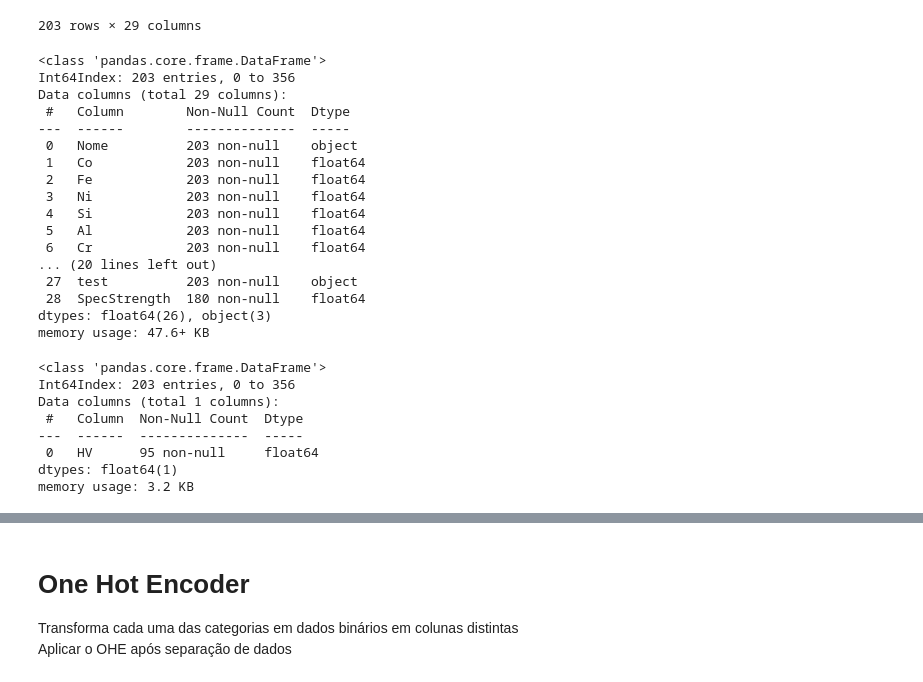
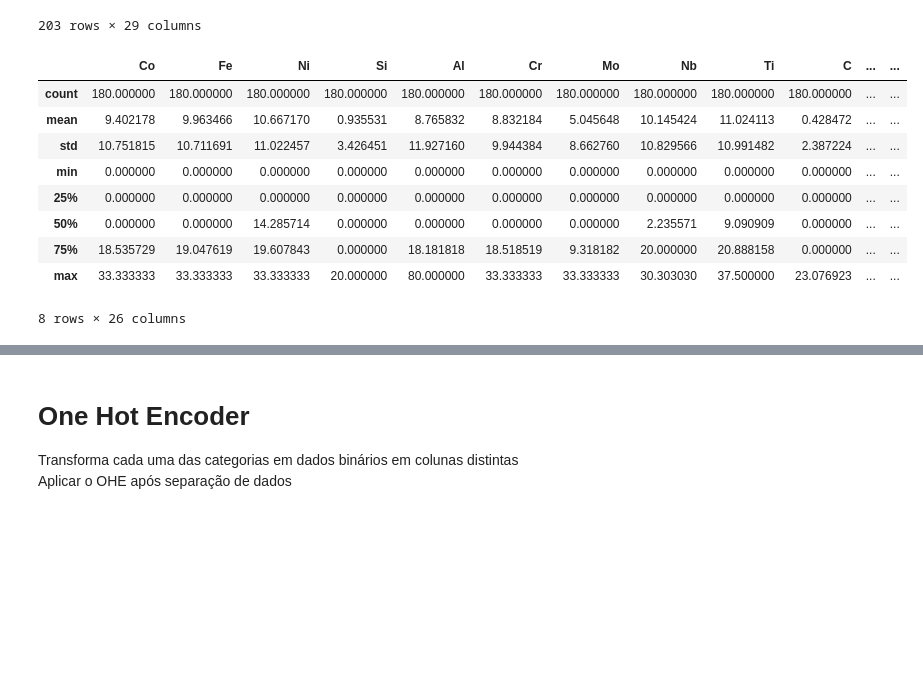
Before and after one commit to GabrielAsato/ML-HEA, a Jupyter notebook: eda_LR_Gorsse_2018.ipynb, the cells around one changed output, grey strips where cells are left out. Drawn from its saved outputs; the diff is of its cells as text; code cells hidden in the pictures; blank space fills up the shorter version.

```diff
--- a/eda_LR_Gorsse_2018.ipynb
+++ b/eda_LR_Gorsse_2018.ipynb
@@ -263,36 +230,18 @@ df_final
 | 339 | NbTiV2Zr | 0.000000 | 0.000000 | 0.000000 | 0.000000 | 0.0 | 0.0 | 0.00 | 20.000000 | 20.000000 | ... | ... |
 | 356 | CoCrCuFeMnNiTiV | 12.500000 | 12.500000 | 12.500000 | 0.000000 | 0.0 | 12.5 | 0.00 | 0.000000 | 12.500000 | ... | ... |
 203 rows × 29 columns
-# %%
-df_final.info()
-# %% [output]
-<class 'pandas.core.frame.DataFrame'>
-Int64Index: 203 entries, 0 to 356
-Data columns (total 29 columns):
- #   Column        Non-Null Count  Dtype
----  ------        --------------  -----
- 0   Nome          203 non-null    object
- 1   Co            203 non-null    float64
- 2   Fe            203 non-null    float64
- 3   Ni            203 non-null    float64
- 4   Si            203 non-null    float64
- 5   Al            203 non-null    float64
- 6   Cr            203 non-null    float64
-... (20 lines left out)
- 27  test          203 non-null    object
- 28  SpecStrength  180 non-null    float64
-dtypes: float64(26), object(3)
-memory usage: 47.6+ KB
 # %%
 # No caso de HV, podemos aplicar um imputer para não perdermos muitos dados
-df_final[['HV']].info()
+df_final.describe()
 # %% [output]
+|  | Co | Fe | Ni | Si | Al | Cr | Mo | Nb | Ti | C | ... | ... |
+| count | 180.000000 | 180.000000 | 180.000000 | 180.000000 | 180.000000 | 180.000000 | 180.000000 | 180.000000 | 180.000000 | 180.000000 | ... | ... |
+| mean | 9.402178 | 9.963466 | 10.667170 | 0.935531 | 8.765832 | 8.832184 | 5.045648 | 10.145424 | 11.024113 | 0.428472 | ... | ... |
+| std | 10.751815 | 10.711691 | 11.022457 | 3.426451 | 11.927160 | 9.944384 | 8.662760 | 10.829566 | 10.991482 | 2.387224 | ... | ... |
+| min | 0.000000 | 0.000000 | 0.000000 | 0.000000 | 0.000000 | 0.000000 | 0.000000 | 0.000000 | 0.000000 | 0.000000 | ... | ... |
+| 25% | 0.000000 | 0.000000 | 0.000000 | 0.000000 | 0.000000 | 0.000000 | 0.000000 | 0.000000 | 0.000000 | 0.000000 | ... | ... |
+| 50% | 0.000000 | 0.000000 | 14.285714 | 0.000000 | 0.000000 | 0.000000 | 0.000000 | 2.235571 | 9.090909 | 0.000000 | ... | ... |
+| 75% | 18.535729 | 19.047619 | 19.607843 | 0.000000 | 18.181818 | 18.518519 | 9.318182 | 20.000000 | 20.888158 | 0.000000 | ... | ... |
+| max | 33.333333 | 33.333333 | 33.333333 | 20.000000 | 80.000000 | 33.333333 | 33.333333 | 30.303030 | 37.500000 | 23.076923 | ... | ... |
-<class 'pandas.core.frame.DataFrame'>
-Int64Index: 203 entries, 0 to 356
-Data columns (total 1 columns):
- #   Column  Non-Null Count  Dtype
----  ------  --------------  -----
- 0   HV      95 non-null     float64
-dtypes: float64(1)
-memory usage: 3.2 KB
+8 rows × 26 columns
 # %%
```
Also changed, not shown: parts of 34 cells of this notebook, 2 other files.
